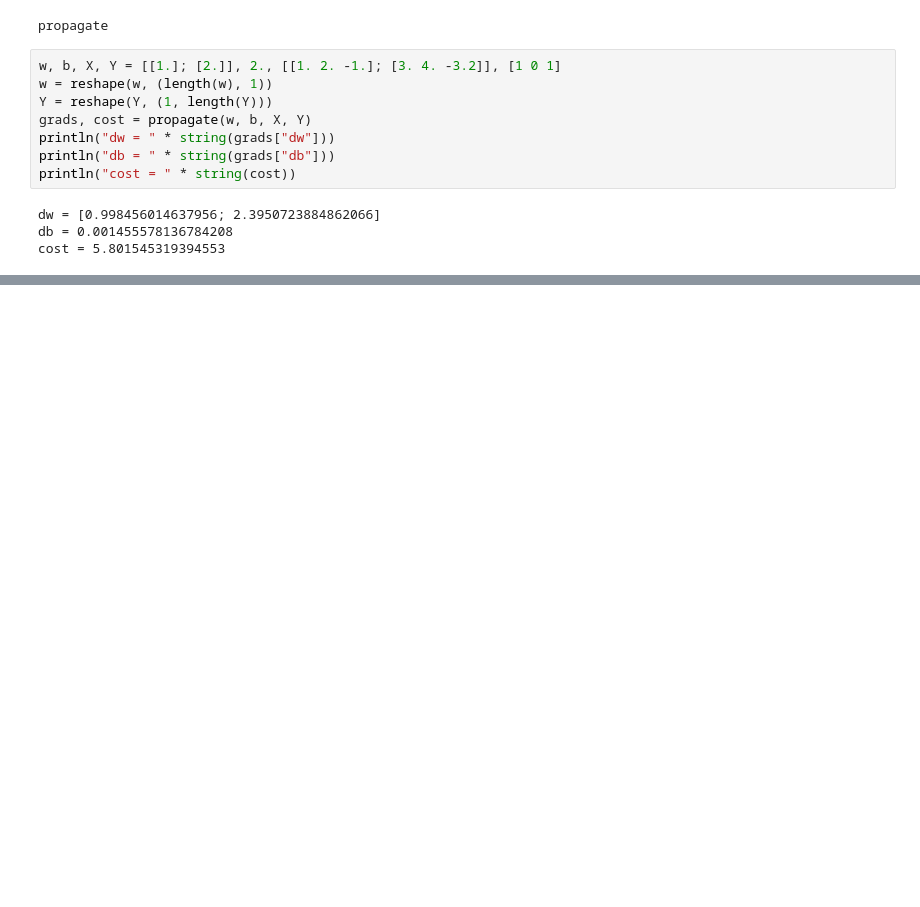
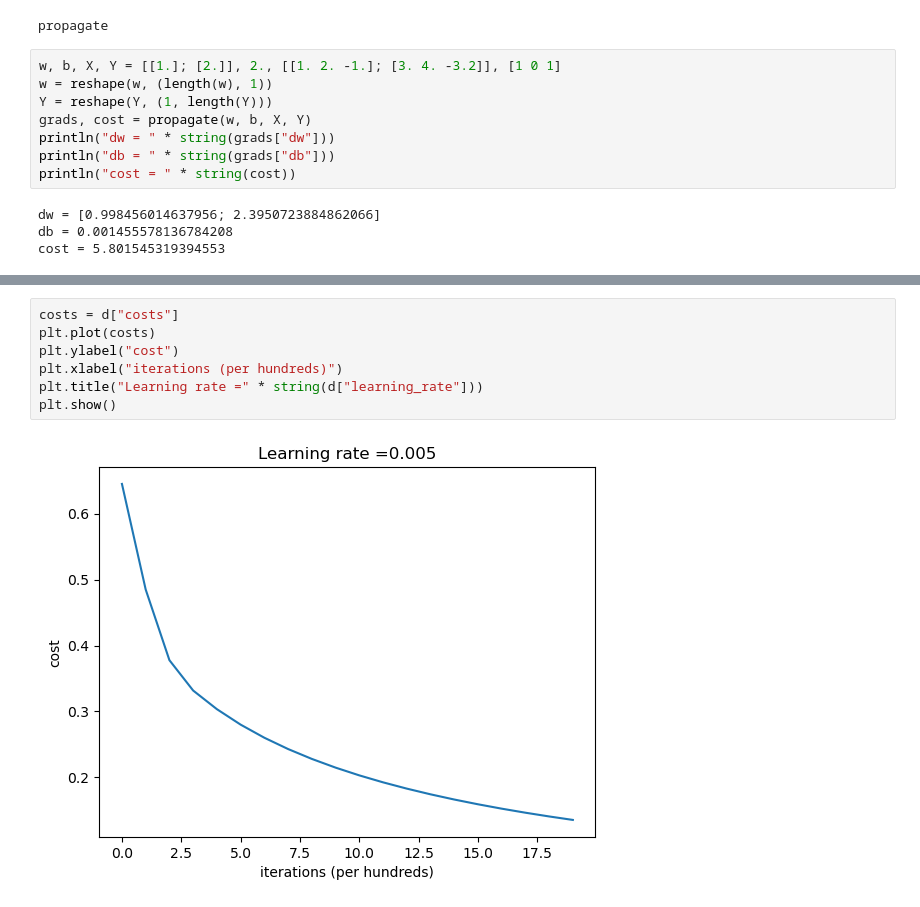
Before and after one commit to YIMINGMA/Deep-Learning, a Jupyter notebook: 1-Neural-Networks-and-Deep-Learning/2-Neural-Network-Basics/Programming/Logistic Regression as a Neural Network/Logistic-Regression-with-a-Neural-Network-Mindset-Julia.ipynb, the cells around one changed output, grey strips where cells are left out. Saved outputs shown, nothing was run; the diff lists cells and outputs as text; blank space fills up the shorter version.

```diff
--- a/1-Neural-Networks-and-Deep-Learning/2-Neural-Network-Basics/Programming/Logistic Regression as a Neural Network/Logistic-Regression-with-a-Neural-Network-Mindset-Julia.ipynb
+++ b/1-Neural-Networks-and-Deep-Learning/2-Neural-Network-Basics/Programming/Logistic Regression as a Neural Network/Logistic-Regression-with-a-Neural-Network-Mindset-Julia.ipynb
@@ -465,0 +710,9 @@ db = 0.001455578136784208
+# %%
+costs = d["costs"]
+plt.plot(costs)
+plt.ylabel("cost")
+plt.xlabel("iterations (per hundreds)")
+plt.title("Learning rate =" * string(d["learning_rate"]))
+plt.show()
+# %% [output]
+[figure, added]
```
Also changed, not shown: parts of 60 cells of this notebook, 1 other file.
